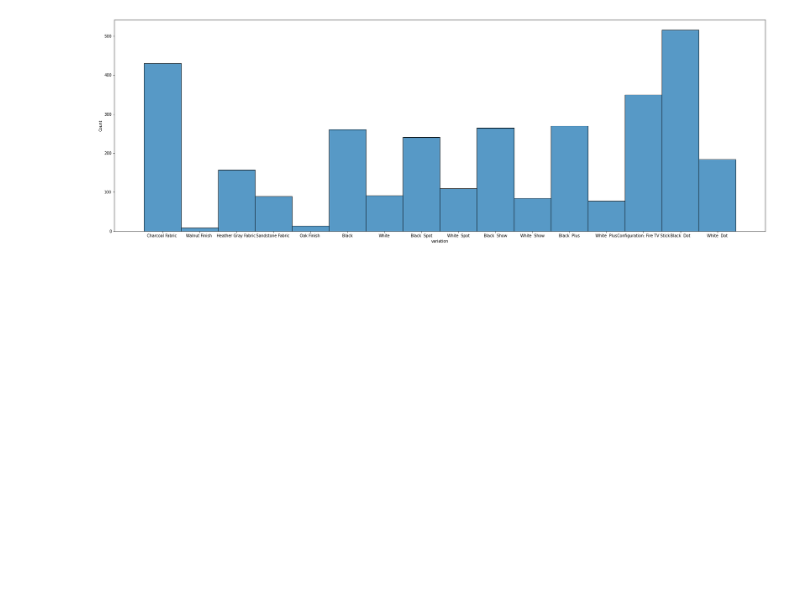
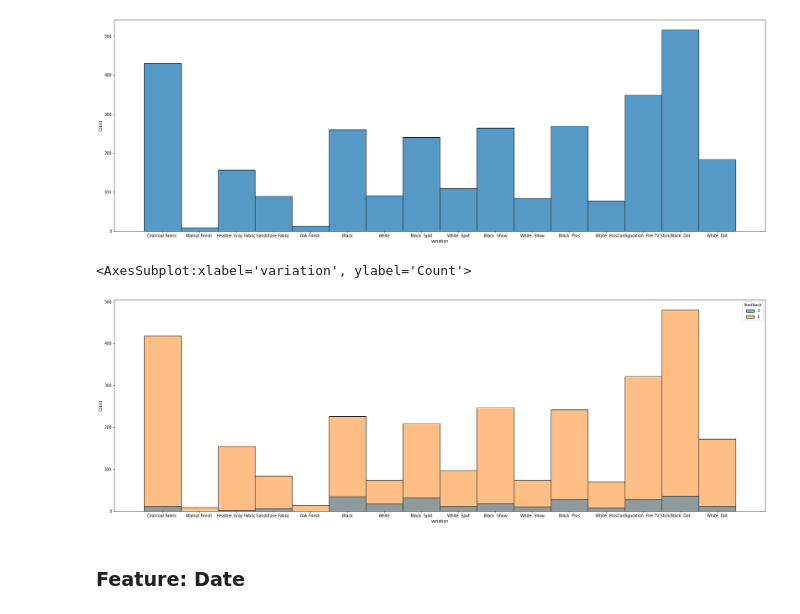
Before and after one commit to ddahiya16/Amazon-Alexa-Review-Analysis, a Jupyter notebook: Amazon Alexa Reviews Analysis.ipynb, the cells around one changed output. Drawn from its saved outputs; the diff is of its cells as text; code cells hidden in the pictures; blank space fills up the shorter version.

```diff
--- a/Amazon Alexa Reviews Analysis.ipynb
+++ b/Amazon Alexa Reviews Analysis.ipynb
@@ -92,3 +96,12 @@ sns.histplot(data=df, x="variation", bins= 10, ax=ax)
 # %% [output]
 <AxesSubplot:xlabel='variation', ylabel='Count'>
 [figure]
+# %%
+fig_dims = (30, 10)
+fig, ax = plt.subplots(figsize=fig_dims)
+sns.histplot(data=df, x="variation", bins= 10, ax=ax, hue = 'feedback')
+# %% [output]
+<AxesSubplot:xlabel='variation', ylabel='Count'>
+[figure, added]
+# %% [markdown]
+### Feature: Date
```
Also changed, not shown: parts of 12 cells of this notebook.
